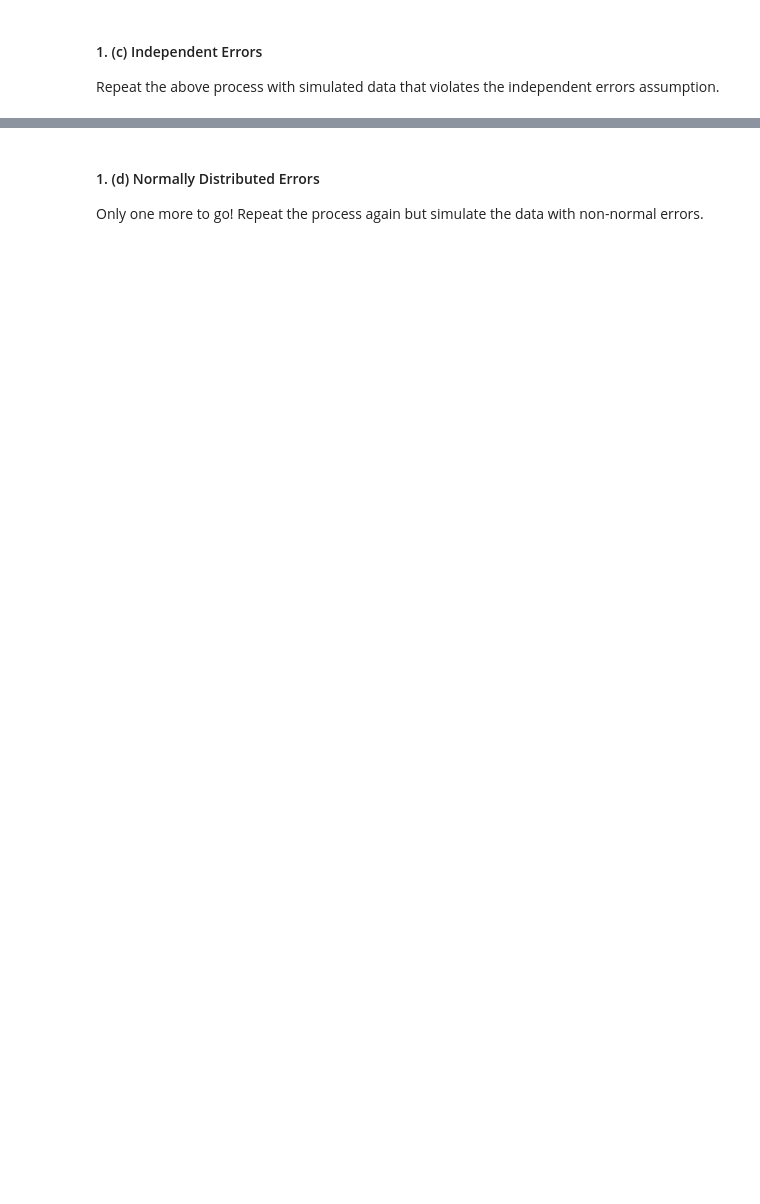
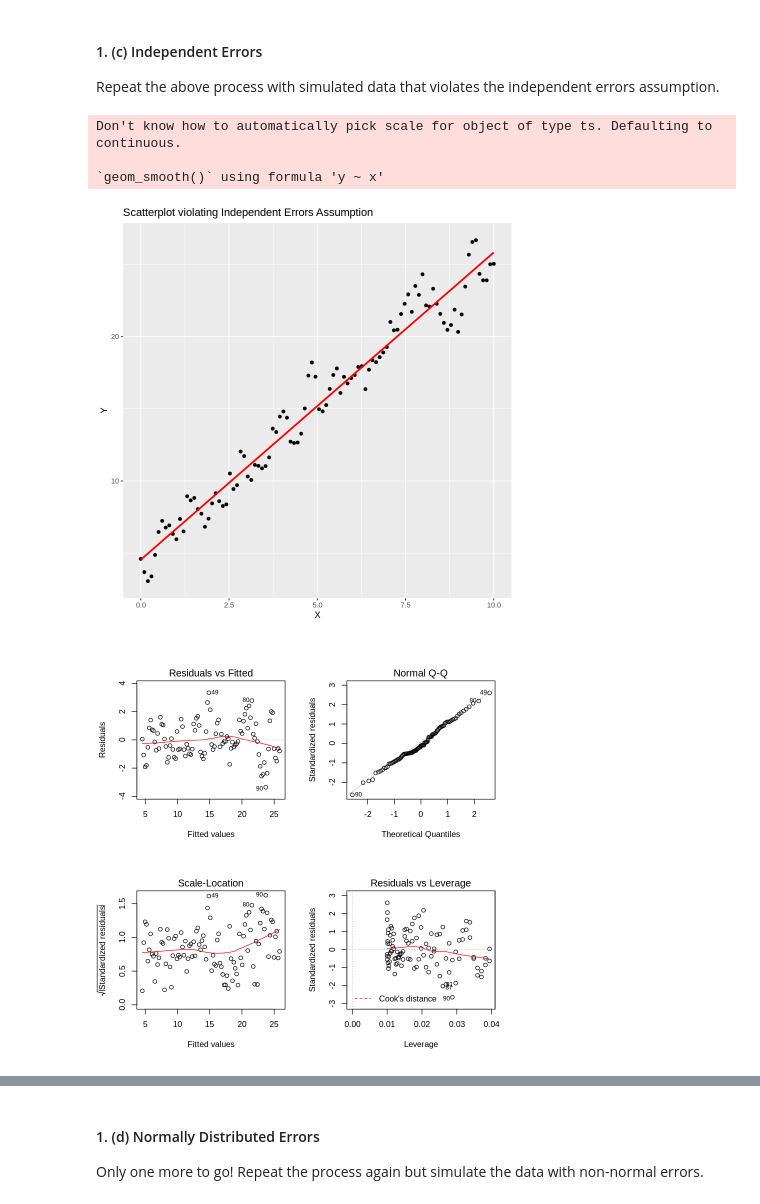
Before and after one commit to dennislamcv1/UniofColStatsModel, a Jupyter notebook: Modern Regression Analysis in R/C1M5_peer_reviewed.ipynb, the cells around one changed output, grey strips where cells are left out. Cells and saved outputs as stored; diff of their text form; code cells hidden in the pictures; blank space fills up the shorter version.

```diff
--- a/Modern Regression Analysis in R/C1M5_peer_reviewed.ipynb
+++ b/Modern Regression Analysis in R/C1M5_peer_reviewed.ipynb
@@ -42,0 +115,27 @@ Repeat the above process with simulated data that violates the independent error
+# %%
+# Generate data
+errors <- arima.sim(n = n, list(ar = 0.7))
+y <- 5 + 2 * x + errors
+
+# Create a data frame
+data_independent_errors <- data.frame(x, y)
+
+# Scatterplot
+ggplot(data_independent_errors, aes(x = x, y = y)) +
+  geom_point() +
+  geom_smooth(method = "lm", se = FALSE, color = "red") +
+  labs(title = "Scatterplot violating Independent Errors Assumption",
+       x = "X", y = "Y")
+
+# Fit linear model
+model_independent_errors <- lm(y ~ x, data = data_independent_errors)
+
+# Diagnostic plots
+par(mfrow = c(2, 2))
+plot(model_independent_errors)
+# %% [output]
+Don't know how to automatically pick scale for object of type ts. Defaulting to continuous.
+
+`geom_smooth()` using formula 'y ~ x'
+[figure, added]
+[figure, added]
```
Also changed, not shown: parts of 23 cells of this notebook, 5 other files.
